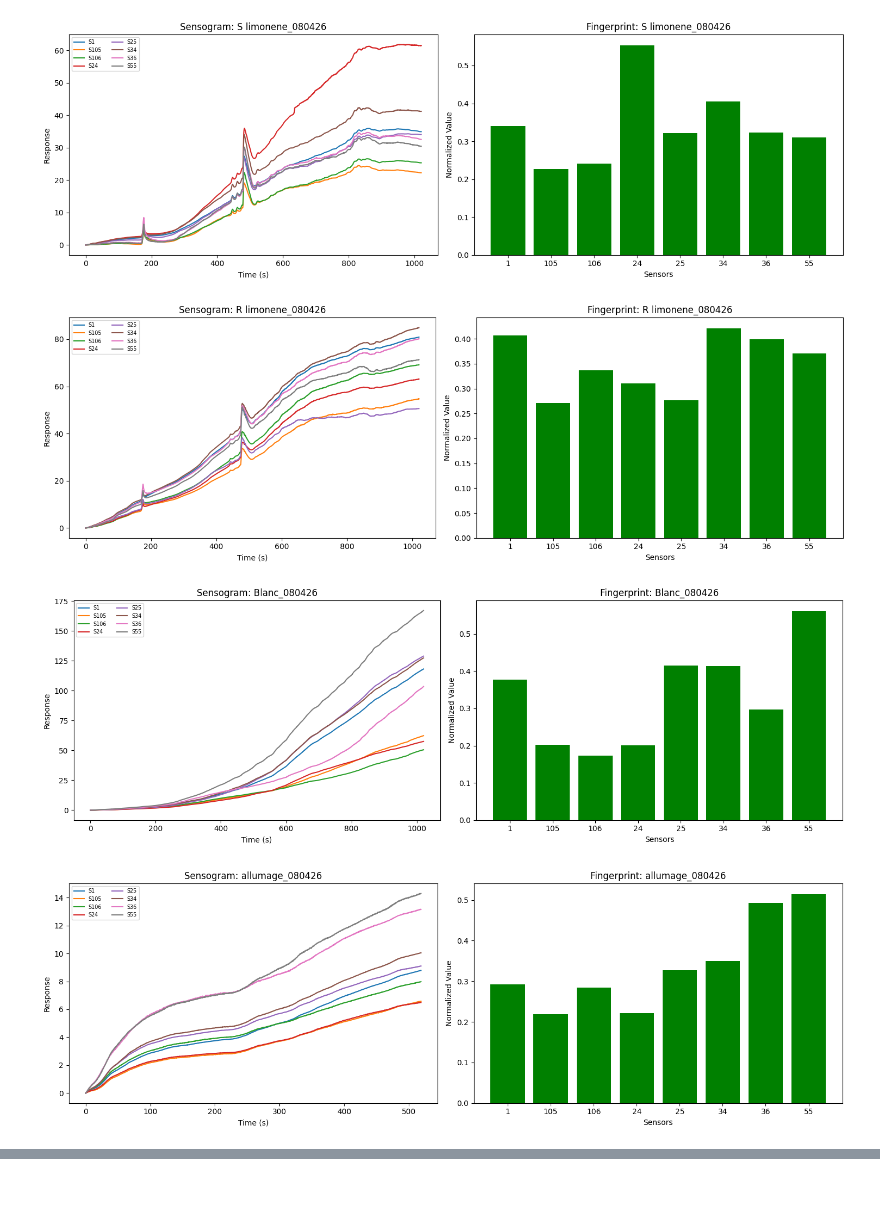
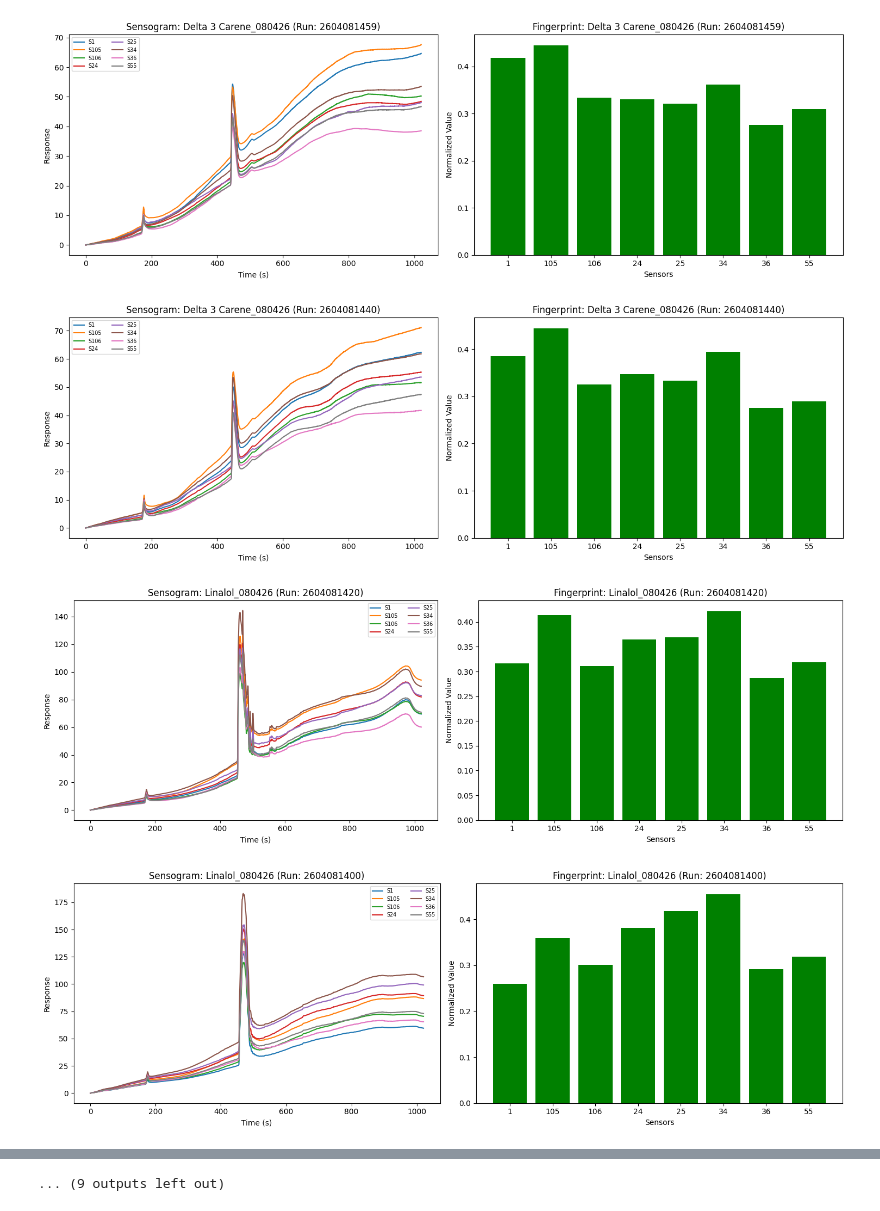
Before and after one commit to MINTS12/stage-etis, a Jupyter notebook: dataset/plots_dataset.ipynb, the cells around one changed output, grey strips where cells are left out. Cells and saved outputs as stored; diff of their text form; code cells hidden in the pictures.

```diff
--- a/dataset/plots_dataset.ipynb
+++ b/dataset/plots_dataset.ipynb
@@ -8,34 +8,35 @@ sensograms = pd.read_csv('7Q27.sensograms.csv')
 
 # Sensor list
 sensors = ['1', '105', '106', '24', '25', '34', '36', '55']
-unique_items = signatures['item'].unique()
 
-# Loop through each item and create a plot
-for item in unique_items:
-    # Select a run ID associated with this item
-    run_id = signatures[signatures['item'] == item]['run_id'].iloc[0]
+# Iterate through EVERY row in the signatures file
+for index, row in signatures.iterrows():
+    run_id = row['run_id']
+    item = row['item']
 
-    # Filter data for the specific run
+    # Filter sensogram data for this specific unique run_id
     run_sensogram = sensograms[sensograms['run_id'] == run_id]
-    run_signature = signatures[signatures['run_id'] == run_id]
 
-    # Create side-by-side plots for the item
+    # Create side-by-side plots
     fig, (ax1, ax2) = plt.subplots(1, 2, figsize=(15, 5))
 
-    # Left: The Sensogram (dynamic response over time)
+    # Left: The Sensogram (The dynamic peaks you see during the run)
     for s in sensors:
         ax1.plot(run_sensogram['relative_time_sec'], run_sensogram[s], label=f'S{s}')
-    ax1.set_title(f'Sensogram: {item}')
+    ax1.set_title(f'Sensogram: {item} (Run: {run_id})')
     ax1.set_xlabel('Time (s)')
     ax1.set_ylabel('Response')
     ax1.legend(ncol=2, fontsize='x-small')
 
-    # Right: The Signature (static fingerprint)
-    ax2.bar(sensors, run_signature[sensors].iloc[0], color='green')
-    ax2.set_title(f'Fingerprint: {item}')
+    # Right: The Signature (The final fingerprint used for ML)
+    ax2.bar(sensors, row[sensors], color='green')
+    ax2.set_title(f'Fingerprint: {item} (Run: {run_id})')
     ax2.set_xlabel('Sensors')
     ax2.set_ylabel('Normalized Value')
 
     plt.tight_layout()
     plt.show()
+
+    # Optional: Close plot to save memory if you have hundreds of records
+    # plt.close(fig)
 # %% [output]
@@ -46,4 +47,4 @@ for item in unique_items:
-[figure, old version]
+[figure, new version]
-[figure, old version]
+[figure, new version]
-[figure, old version]
+[figure, new version]
-[figure, old version]
+[figure, new version]
@@ -49,0 +55 @@ for item in unique_items:
+... (9 outputs left out)
```
Also changed, not shown: parts of 1 cell of this notebook, 8 other files.
